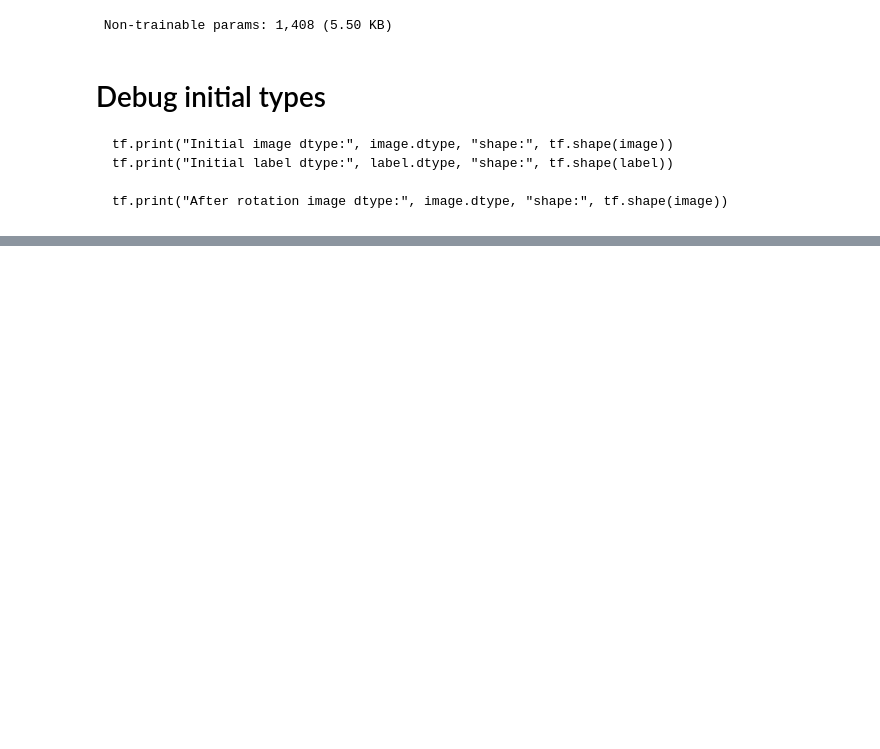
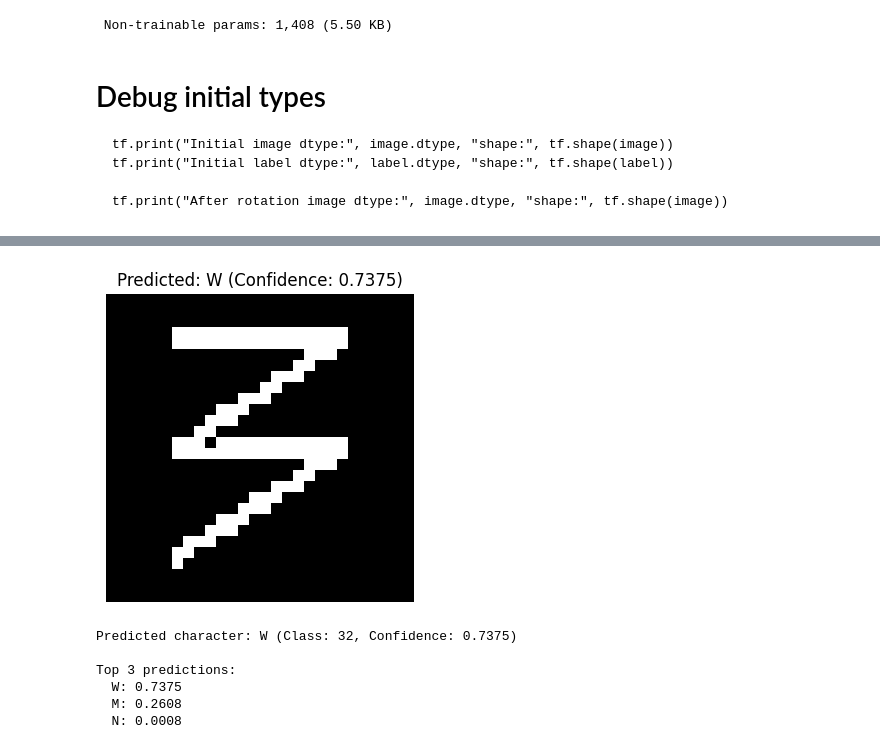
Before and after one commit to manishadeepa/smartwriting-pen-and-pad, a Jupyter notebook: handwriting_cnn.ipynb, the cells around one changed output, grey strips where cells are left out. Cells and saved outputs as stored; diff of their text form; code cells hidden in the pictures; blank space fills up the shorter version.

```diff
--- a/handwriting_cnn.ipynb
+++ b/handwriting_cnn.ipynb
@@ -361,0 +316,50 @@ Top 3 predictions:
+# %%
+from tensorflow.keras.models import load_model
+# Load model
+model = load_model('/content/drive/MyDrive/emnist_cnn_optimized.keras')
+
+# Sample stroke data
+'''
+sample_strokes_A=[[(40, 60, 0.5), (50, 20, 0.5), (60, 60, 0.5), (45, 40, 0.5), (55, 40, 0.5)]]
+sample_strokes_D=[[(40, 20, 0.5), (40, 60, 0.5), (50, 60, 0.5), (60, 50, 0.5), (60, 30, 0.5), (50, 20, 0.5), (40, 20, 0.5)]]
+sample_strokes_E=[[(60, 20, 0.5), (40, 20, 0.5), (40, 60, 0.5), (60, 60, 0.5), (40, 40, 0.5), (60, 40, 0.5)]]
+sample_strokes_I=[[(50, 20, 0.5), (50, 60, 0.5)]]
+sample_strokes_K=[[(40, 20, 0.5), (40, 60, 0.5), (60, 40, 0.5), (40, 60, 0.5), (60, 20, 0.5)]]
+sample_strokes_L=[[(40, 60, 0.5), (40, 20, 0.5), (60, 20, 0.5)]]
+sample_strokes_O=[[(50, 20, 0.5), (60, 20, 0.5), (70, 30, 0.5), (70, 40, 0.5), (60, 50, 0.5), (50, 50, 0.5), (40, 40, 0.5), (40, 30, 0.5), (50, 20, 0.5)]]
+sample_strokes_Q=[[(50, 20, 0.5), (60, 20, 0.5), (70, 30, 0.5), (70, 40, 0.5), (60, 50, 0.5), (50, 50, 0.5), (40, 40, 0.5), (40, 30, 0.5), (50, 20, 0.5), (60, 60, 0.5)]]
+sample_strokes_T=[[(40, 20, 0.5), (60, 20, 0.5), (50, 20, 0.5), (50, 60, 0.5)]]
+sample_strokes_U=[[(40, 60, 0.5), (40, 20, 0.5), (60, 20, 0.5), (60, 60, 0.5)]]
+sample_strokes_V=[[(40, 60, 0.5), (50, 20, 0.5), (60, 60, 0.5)]]
+sample_strokes_W=[[(40, 60, 0.5), (45, 20, 0.5), (50, 40, 0.5), (55, 20, 0.5), (60, 60, 0.5)]]
+sample_strokes_Y=[[(40, 60, 0.5), (50, 40, 0.5), (60, 60, 0.5), (50, 40, 0.5), (50, 20, 0.5)]]
+'''
+# Convert strokes to image
+img_array, img = stroke_to_image_with_pressure(sample_strokes_Z)
+
+# Predict
+prediction = model.predict(img_array)
+predicted_class = np.argmax(prediction[0])
+confidence = prediction[0][predicted_class]
+
+# EMNIST-balanced mapping
+balanced_chars = "0123456789ABCDEFGHIJKLMNOPQRSTUVWXYZabcdefghijklmnopqrstuvwxyz"
+char = balanced_chars[predicted_class] if predicted_class < len(balanced_chars) else "?"
+
+# Display results
+plt.figure(figsize=(4, 4))
+plt.imshow(img_array.reshape(28, 28), cmap='gray')
+plt.title(f"Predicted: {char} (Confidence: {confidence:.4f})")
+plt.axis('off')
+plt.show()
+
+print(f"Predicted character: {char} (Class: {predicted_class}, Confidence: {confidence:.4f})")
+
+# Top 3 predictions
+top_3_indices = np.argsort(prediction[0])[-3:][::-1]
+print("\nTop 3 predictions:")
+for idx in top_3_indices:
+    conf = prediction[0][idx]
+    c = balanced_chars[idx] if idx < len(balanced_chars) else "?"
+    print(f"  {c}: {conf:.4f}")
+# %% [output]
@@ -361,0 +367,7 @@ Top 3 predictions:
+[figure, added]
+Predicted character: W (Class: 32, Confidence: 0.7375)
+
+Top 3 predictions:
+  W: 0.7375
+  M: 0.2608
+  N: 0.0008
```
Also changed, not shown: parts of 5 cells of this notebook.
